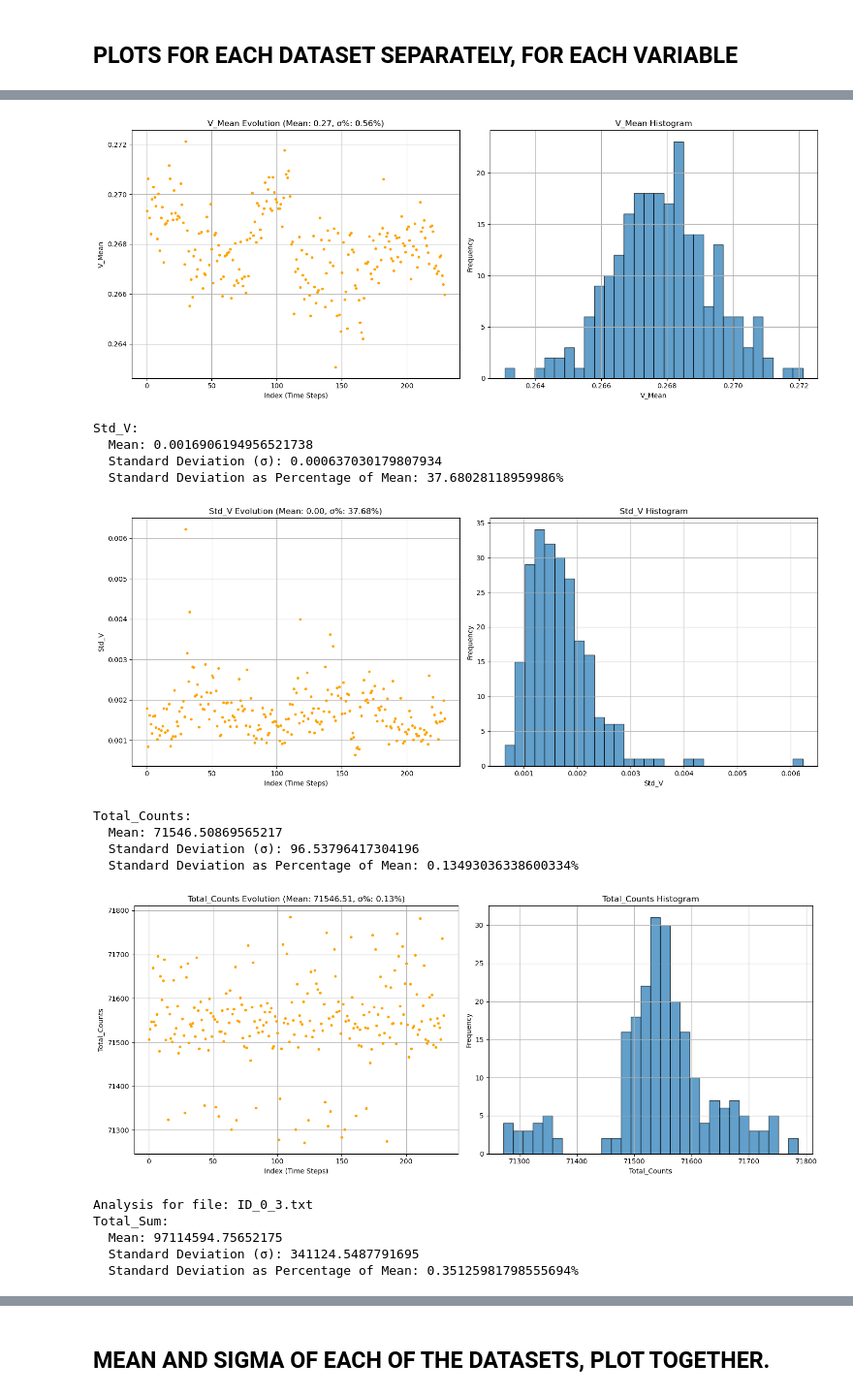
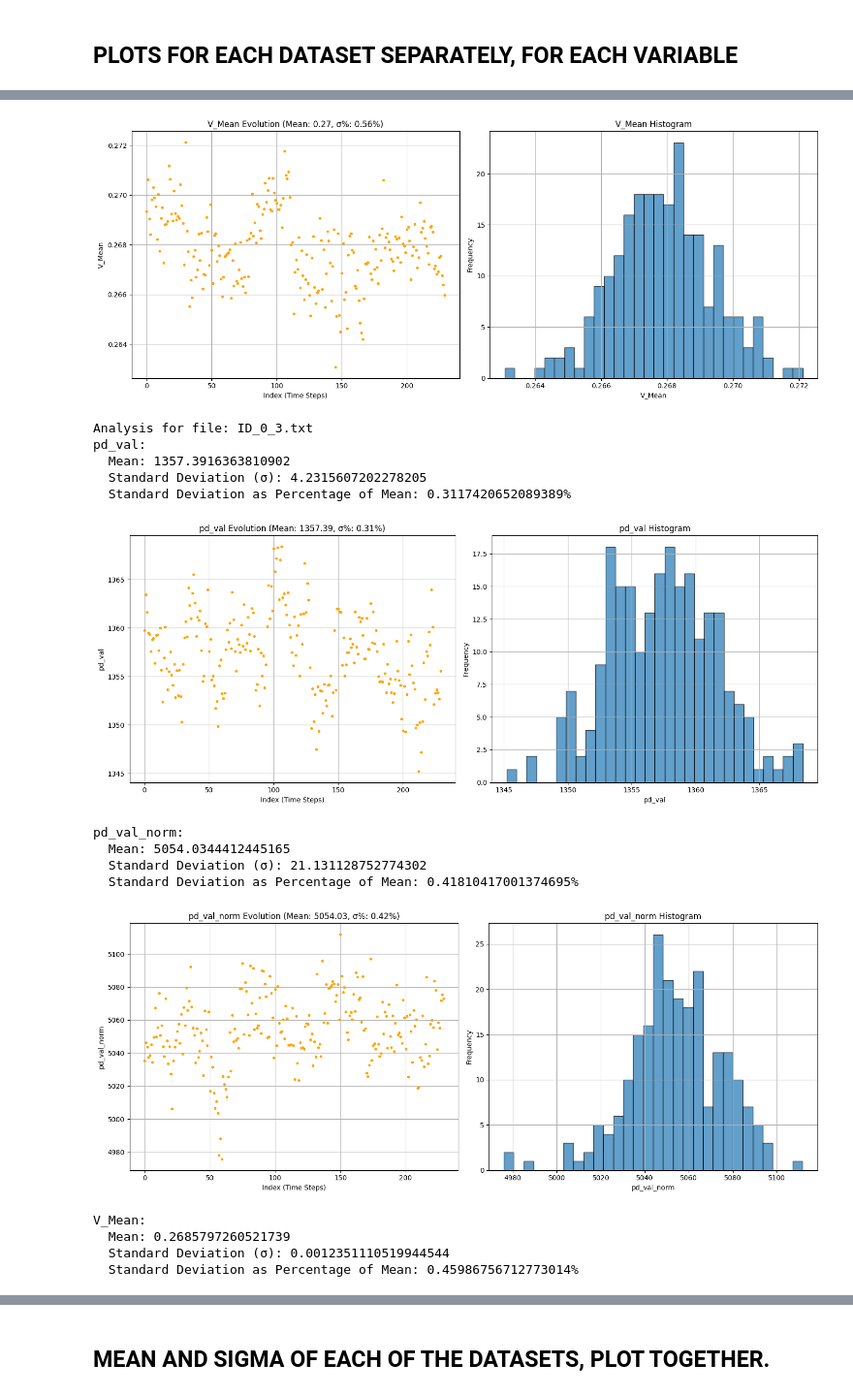
Before and after one commit to IFAEControl/sensors-analysis, a Jupyter notebook: Stability_Board.ipynb, the cells around one changed output, grey strips where cells are left out. Shown at 97% size. Saved outputs shown, nothing was run; the diff lists cells and outputs as text; code cells hidden in the pictures.

```diff
--- a/Stability_Board.ipynb
+++ b/Stability_Board.ipynb
@@ -3,7 +3,7 @@ import pandas as pd
 import os
 
 # Specify the folder path containing your files
-folder_path = '/Users/mseglar/GitHub/sensors-analysis/stabilityElectronics/26092024_1R0/'
+folder_path = './stability_26092024_1R0'
 
 # Initialize an empty list to store individual DataFrames
 dataframes = []
@@ -16,12 +16,16 @@ folder_path
 for file_name in os.listdir(folder_path):
     if file_name.endswith('.txt'):  # Only process .txt files
         file_path = os.path.join(folder_path, file_name)
+        sensor_id = file_name.split('.')[0]
 
         # Read the file into a pandas DataFrame
         df = pd.read_csv(file_path, sep='\t', header=None)
 
         # Assign the provided column names
         df.columns = ['Date-Time', 'Laser_Power', 'Total_Sum', 'Total_Sqr', 'V_Mean', 'Std_V', 'Temp', 'Humidity', 'Total_Counts']
+        df.loc[:, 'pd_val'] = df['Total_Sum']/df['Total_Counts']
+        df.loc[:, 'pd_val_norm'] = df['pd_val']/df['V_Mean']
+        df.loc[:, 'sensor_id'] = sensor_id
 
         # Append the DataFrame to the list
         dataframes.append(df)
@@ -50,7 +54,7 @@ print(final_df.head())
 # %%
 import matplotlib.pyplot as plt
 # Plot each column except 'Date' and 'Time'
-columns_to_plot = ['Laser_Power', 'Total_Sum', 'Total_Sqr', 'V_Mean', 'Std_V', 'Temp', 'Humidity', 'Total_Counts']
+columns_to_plot = ['pd_val', 'pd_val_norm', 'V_Mean', 'Temp', 'Humidity']
 
 # Create a plot for each column
 for column in columns_to_plot:
@@ -126,7 +124,7 @@ Temp:
 ## PLOTS FOR EACH DATASET SEPARATELY, FOR EACH VARIABLE
 # %%
 # List of columns to analyze and plot
-columns_to_plot = ['Total_Sum', 'Total_Sqr', 'V_Mean', 'Std_V', 'Total_Counts']
+columns_to_plot = ['pd_val', 'pd_val_norm', 'V_Mean']
 
 # Iterate over each file in the folder
 for file_name in os.listdir(folder_path):
@@ -138,7 +136,9 @@ for file_name in os.listdir(folder_path):
 
         # Assign the provided column names
         df.columns = ['Date-Time', 'Laser_Power', 'Total_Sum', 'Total_Sqr', 'V_Mean', 'Std_V', 'Temp', 'Humidity', 'Total_Counts']
-
+        df.loc[:, 'pd_val'] = df['Total_Sum']/df['Total_Counts']
+        df.loc[:, 'pd_val_norm'] = df['pd_val']/df['V_Mean']
+        sensor_id = file_name.split('.')[0]
         print(f'\nAnalysis for file: {file_name}')
 
         # Loop through each column, calculate mean and standard deviation, and plot both the histogram and line plot
@@ -197,16 +197,16 @@ V_Mean:
 [figure]
-Std_V:
-  Mean: 0.0016906194956521738
-  Standard Deviation (σ): 0.000637030179807934
-  Standard Deviation as Percentage of Mean: 37.68028118959986%
+Analysis for file: ID_0_3.txt
+pd_val:
+  Mean: 1357.3916363810902
+  Standard Deviation (σ): 4.2315607202278205
+  Standard Deviation as Percentage of Mean: 0.3117420652089389%
-[figure, old version]
+[figure, new version]
-Total_Counts:
-  Mean: 71546.50869565217
-  Standard Deviation (σ): 96.53796417304196
-  Standard Deviation as Percentage of Mean: 0.13493036338600334%
+pd_val_norm:
+  Mean: 5054.0344412445165
+  Standard Deviation (σ): 21.131128752774302
+  Standard Deviation as Percentage of Mean: 0.41810417001374695%
-[figure, old version]
+[figure, new version]
-Analysis for file: ID_0_3.txt
-Total_Sum:
-  Mean: 97114594.75652175
-  Standard Deviation (σ): 341124.5487791695
-  Standard Deviation as Percentage of Mean: 0.35125981798555694%
+V_Mean:
+  Mean: 0.2685797260521739
+  Standard Deviation (σ): 0.0012351110519944544
+  Standard Deviation as Percentage of Mean: 0.45986756712773014%
```
Also changed, not shown: parts of 5 cells of this notebook.
